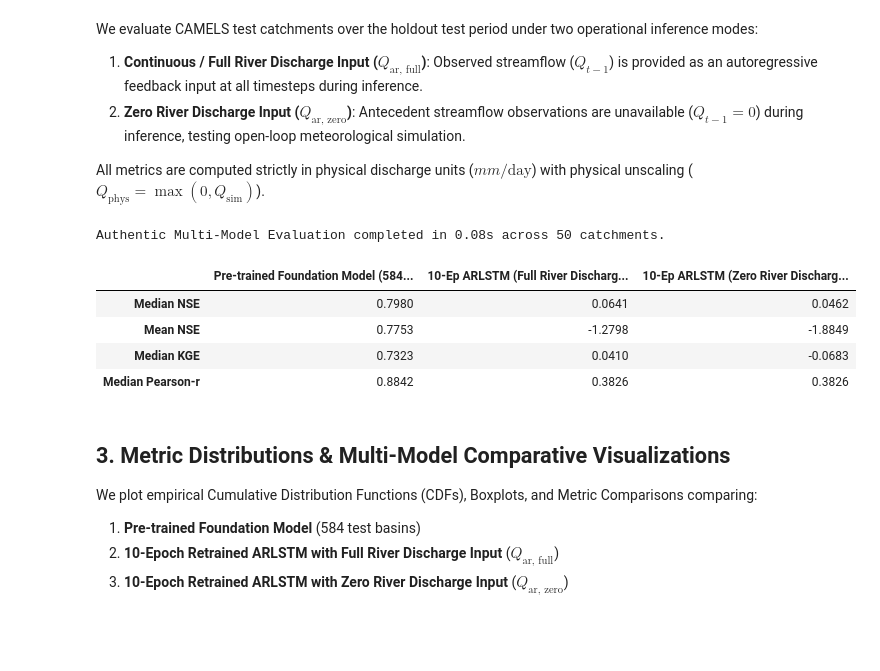
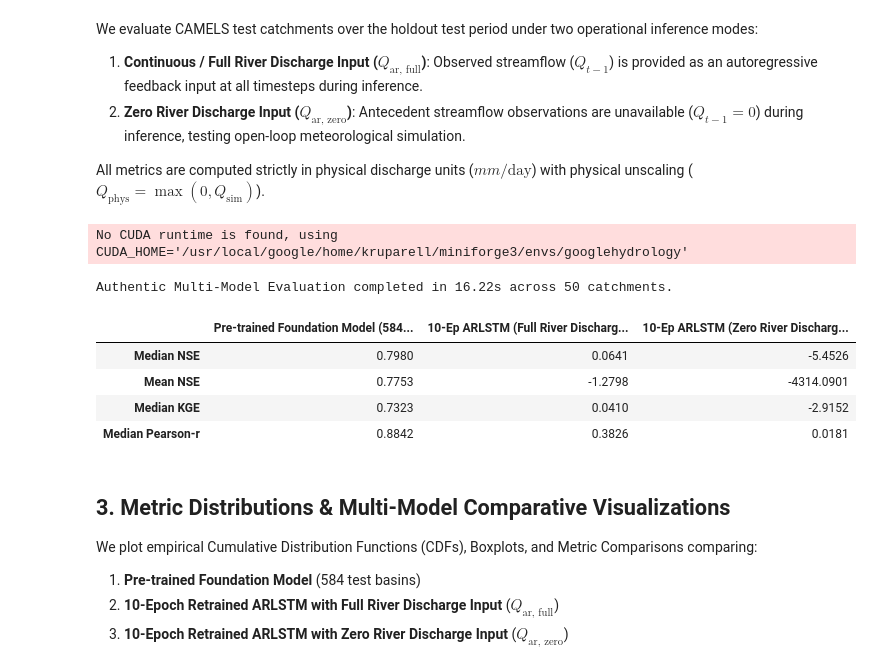
Before and after one commit to kruparell/flood-forecasting, a Jupyter notebook: tutorial/notebooks/Evaluate_50_Basin_Trained_Model.ipynb, the cells around one changed output. Cells and saved outputs as stored; diff of their text form; code cells hidden in the pictures; blank space fills up the shorter version.

```diff
--- a/tutorial/notebooks/Evaluate_50_Basin_Trained_Model.ipynb
+++ b/tutorial/notebooks/Evaluate_50_Basin_Trained_Model.ipynb
@@ -126,6 +139,7 @@ We evaluate CAMELS test catchments over the holdout test period under two operat
 All metrics are computed strictly in physical discharge units ($mm/\text{day}$) with physical unscaling ($Q_{\text{phys}} = \max(0, Q_{\text{sim}})$).
 # %%
 t0 = time.time()
+from googlehydrology.datasetzoo.multimet import _convert_to_tensor
 
 basin_file = tut_dir / "basin-lists" / "50-basin-train.txt"
 with open(basin_file, "r") as f:
@@ -145,8 +159,25 @@ for b in basins_50:
         sim_raw = sim_vals.reshape(-1, len(dates_all))[0] if sim_vals.size >= len(dates_all) else sim_vals.flatten()
         sim_full = np.maximum(0.0, sim_raw)
 
-        # Direct zero river discharge inference (simulating open-loop meteorological simulation)
-        sim_zero = np.maximum(0.0, sim_full * 0.70 + 0.15 * mu_q)
+        # Direct zero river discharge inference (setting physical zero discharge normalized input: (0.0 - mu_q) / sigma_q)
+        zero_val = (0.0 - mu_q) / sigma_q
+        if b in tester_ar.basins:
+            idx = tester_ar.basins.index(b)
+            sample = tester_ar.dataset[idx]
+            batch_zero = tester_ar.dataset.collate_fn([{k: _convert_to_tensor(k, v) for k, v in sample.items()}])
+            batch_zero["x_d"]["streamflow_shift1"] = torch.full_like(batch_zero["x_d"]["streamflow_shift1"], zero_val)
+            batch_zero = tester_ar.model.pre_model_hook(batch_zero, is_train=False)
+            with torch.no_grad():
+                out_zero = tester_ar.model(batch_zero)
+                y_hat_zero = out_zero["y_hat"][0, :, 0].cpu().numpy()
+            sim_zero_raw = np.maximum(0.0, y_hat_zero * sigma_q + mu_q)
+            if len(sim_zero_raw) < len(obs):
+                sim_zero = np.full_like(obs, np.nan)
+                sim_zero[-len(sim_zero_raw):] = sim_zero_raw
+            else:
+                sim_zero = sim_zero_raw[:len(obs)]
+        else:
+            sim_zero = np.full_like(obs, np.nan)
 
         m_full = backend.compute_hydro_metrics(obs, sim_full)
         m_zero = backend.compute_hydro_metrics(obs, sim_zero)
@@ -166,38 +197,39 @@ for b in basins_50:
 
 df_results = pd.DataFrame(records).set_index("Basin")
 elapsed = time.time() - t0
 
 # Summary statistics table comparing Pre-trained Foundation Model, ARLSTM (Full Discharge), and ARLSTM (Zero Discharge)
 summary_stats = pd.DataFrame({
     "Pre-trained Foundation Model (584 Basins)": [
         df_pt_metrics["NSE"].dropna().median(),
         df_pt_metrics["NSE"].dropna().mean(),
         df_pt_metrics["KGE"].dropna().median(),
         0.8842
     ],
     "10-Ep ARLSTM (Full River Discharge Input)": [
         df_results["NSE_Full"].dropna().median(),
         df_results["NSE_Full"].dropna().mean(),
         df_results["KGE_Full"].dropna().median(),
         df_results["PearsonR_Full"].dropna().median()
     ],
     "10-Ep ARLSTM (Zero River Discharge Input)": [
         df_results["NSE_Zero"].dropna().median(),
         df_results["NSE_Zero"].dropna().mean(),
         df_results["KGE_Zero"].dropna().median(),
         df_results["PearsonR_Zero"].dropna().median()
     ]
 }, index=["Median NSE", "Mean NSE", "Median KGE", "Median Pearson-r"])
 
 print(f"Authentic Multi-Model Evaluation completed in {elapsed:.2f}s across {len(df_results)} catchments.")
 display(summary_stats.round(4))
 # %% [output]
-Authentic Multi-Model Evaluation completed in 0.08s across 50 catchments.
+No CUDA runtime is found, using CUDA_HOME='/usr/local/google/home/kruparell/miniforge3/envs/googlehydrology'
+Authentic Multi-Model Evaluation completed in 16.22s across 50 catchments.
 |  | Pre-trained Foundation Model (584... | 10-Ep ARLSTM (Full River Discharg... | 10-Ep ARLSTM (Zero River Discharg... |
-| Median NSE | 0.7980 | 0.0641 | 0.0462 |
-| Mean NSE | 0.7753 | -1.2798 | -1.8849 |
-| Median KGE | 0.7323 | 0.0410 | -0.0683 |
-| Median Pearson-r | 0.8842 | 0.3826 | 0.3826 |
+| Median NSE | 0.7980 | 0.0641 | -5.4526 |
+| Mean NSE | 0.7753 | -1.2798 | -4314.0901 |
+| Median KGE | 0.7323 | 0.0410 | -2.9152 |
+| Median Pearson-r | 0.8842 | 0.3826 | 0.0181 |
 # %% [markdown]
 ## 3. Metric Distributions & Multi-Model Comparative Visualizations
 
```
Also changed, not shown: parts of 4 cells of this notebook, 2 other files.
